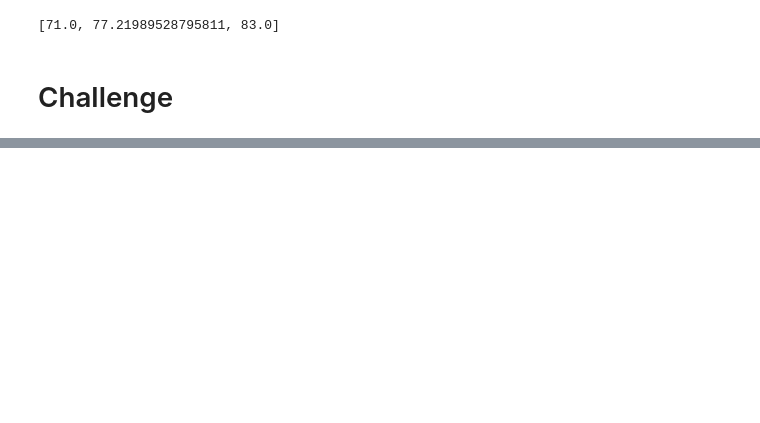
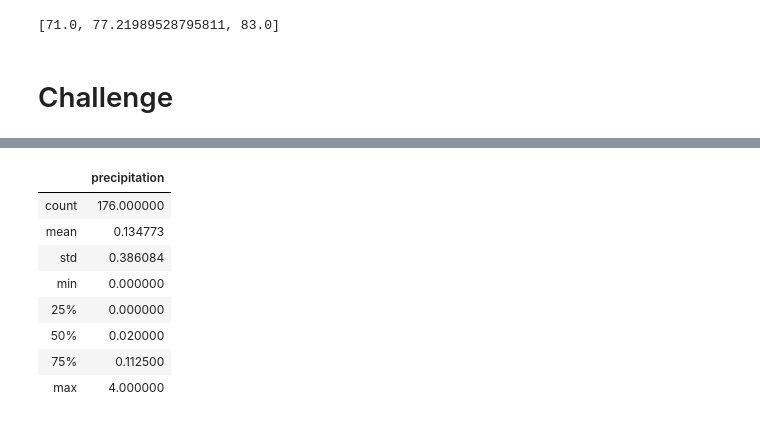
Before and after one commit to fredo1977/surfs_up, a Jupyter notebook: climate_analysis.ipynb, the cells around one changed output, grey strips where cells are left out. Saved outputs shown, nothing was run; the diff lists cells and outputs as text; code cells hidden in the pictures; blank space fills up the shorter version.

```diff
--- a/climate_analysis.ipynb
+++ b/climate_analysis.ipynb
@@ -169,0 +198,12 @@ calc_temps("2017-06-01","2017-06-30")
+# %%
+july_df.describe()
+# %% [output]
+|  | precipitation |
+| count | 176.000000 |
+| mean | 0.134773 |
+| std | 0.386084 |
+| min | 0.000000 |
+| 25% | 0.000000 |
+| 50% | 0.020000 |
+| 75% | 0.112500 |
+| max | 4.000000 |
```
Also changed, not shown: parts of 11 cells of this notebook.
